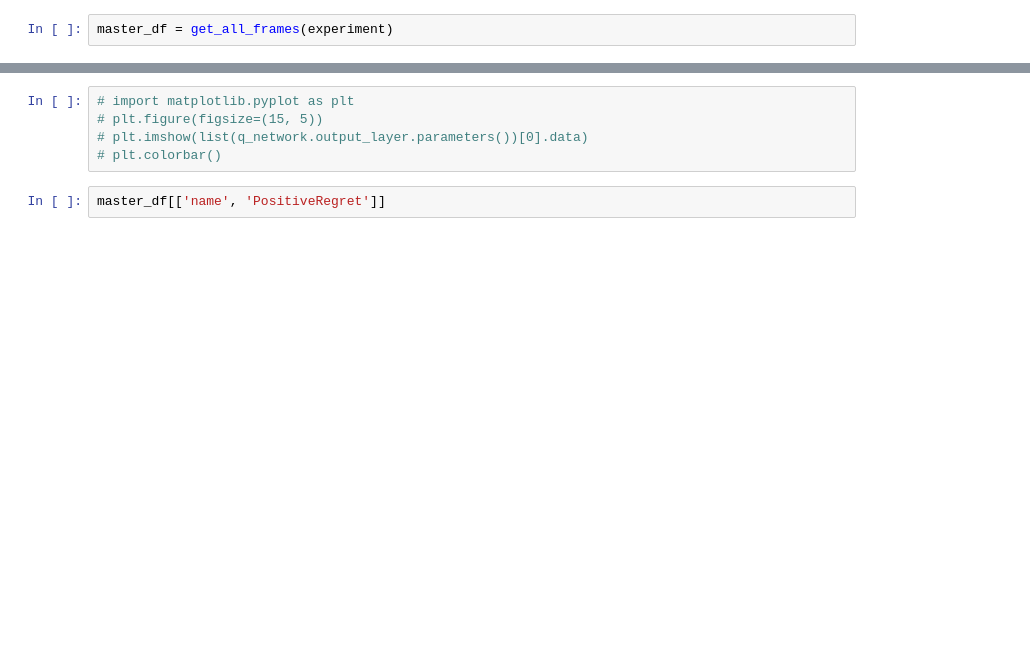
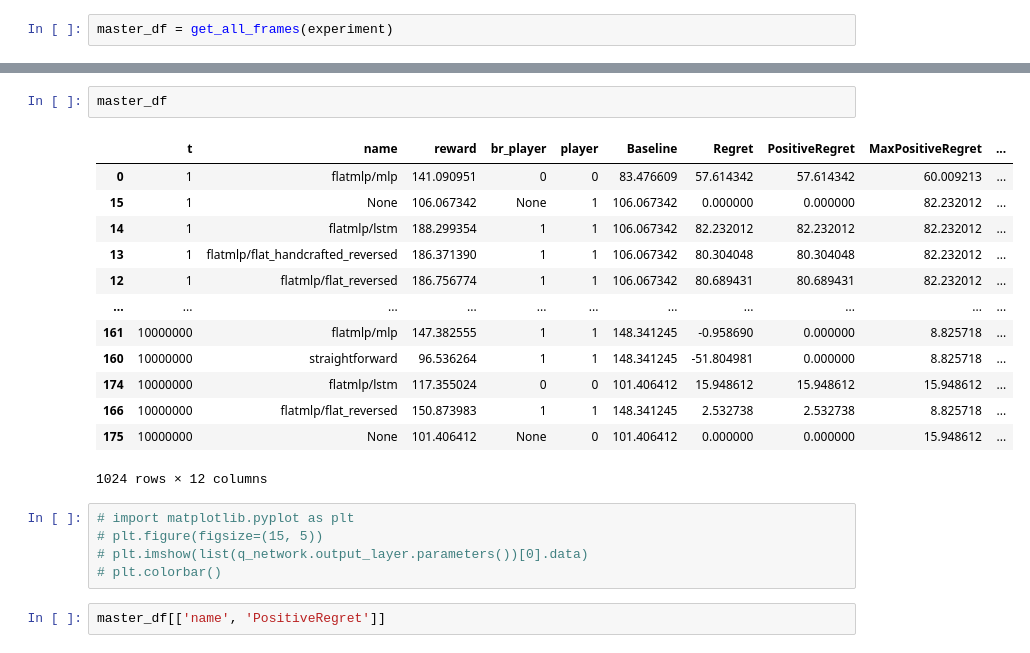
Before and after one commit to newmanne/open_spiel, a Jupyter notebook: open_spiel/python/examples/notebooks/ApproxNashConvEval.ipynb, the cells around one changed output, grey strips where cells are left out. Saved outputs shown, nothing was run; the diff lists cells and outputs as text; blank space fills up the shorter version.

```diff
--- a/open_spiel/python/examples/notebooks/ApproxNashConvEval.ipynb
+++ b/open_spiel/python/examples/notebooks/ApproxNashConvEval.ipynb
@@ -71,3 +67,19 @@ special_save_fig(fig, "configs.png", fmt=None, dpi=300, tight=True)
+# %%
+master_df
+# %% [output]
+|  | t | name | reward | br_player | player | Baseline | Regret | PositiveRegret | MaxPositiveRegret | ... |
+| 0 | 1 | flatmlp/mlp | 141.090951 | 0 | 0 | 83.476609 | 57.614342 | 57.614342 | 60.009213 | ... |
+| 15 | 1 | None | 106.067342 | None | 1 | 106.067342 | 0.000000 | 0.000000 | 82.232012 | ... |
+| 14 | 1 | flatmlp/lstm | 188.299354 | 1 | 1 | 106.067342 | 82.232012 | 82.232012 | 82.232012 | ... |
+| 13 | 1 | flatmlp/flat_handcrafted_reversed | 186.371390 | 1 | 1 | 106.067342 | 80.304048 | 80.304048 | 82.232012 | ... |
+| 12 | 1 | flatmlp/flat_reversed | 186.756774 | 1 | 1 | 106.067342 | 80.689431 | 80.689431 | 82.232012 | ... |
+| ... | ... | ... | ... | ... | ... | ... | ... | ... | ... | ... |
+| 161 | 10000000 | flatmlp/mlp | 147.382555 | 1 | 1 | 148.341245 | -0.958690 | 0.000000 | 8.825718 | ... |
+| 160 | 10000000 | straightforward | 96.536264 | 1 | 1 | 148.341245 | -51.804981 | 0.000000 | 8.825718 | ... |
+| 174 | 10000000 | flatmlp/lstm | 117.355024 | 0 | 0 | 101.406412 | 15.948612 | 15.948612 | 15.948612 | ... |
+| 166 | 10000000 | flatmlp/flat_reversed | 150.873983 | 1 | 1 | 148.341245 | 2.532738 | 2.532738 | 8.825718 | ... |
+| 175 | 10000000 | None | 101.406412 | None | 0 | 101.406412 | 0.000000 | 0.000000 | 15.948612 | ... |
+1024 rows × 12 columns
 # %%
 # import matplotlib.pyplot as plt
 # plt.figure(figsize=(15, 5))
```
Also changed, not shown: parts of 11 cells of this notebook, 12 other files.
